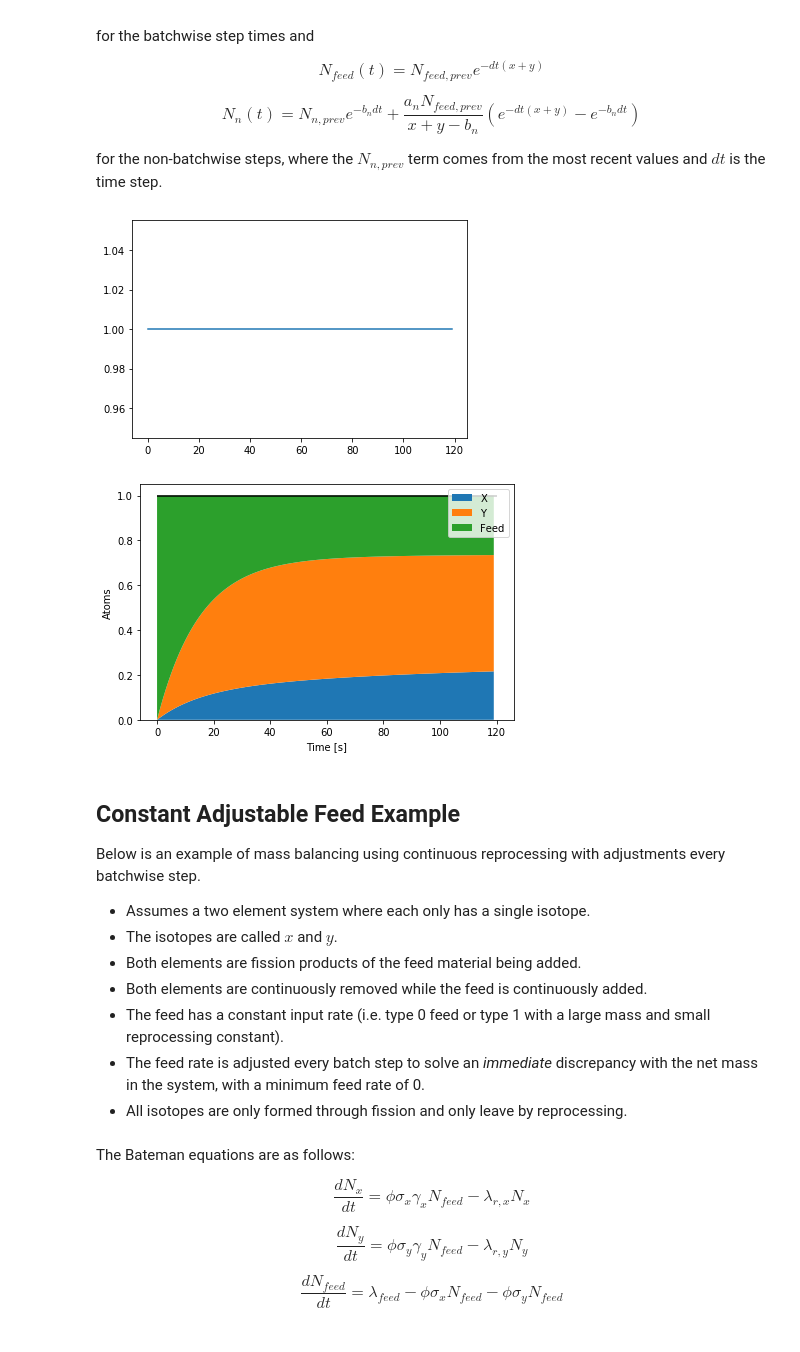
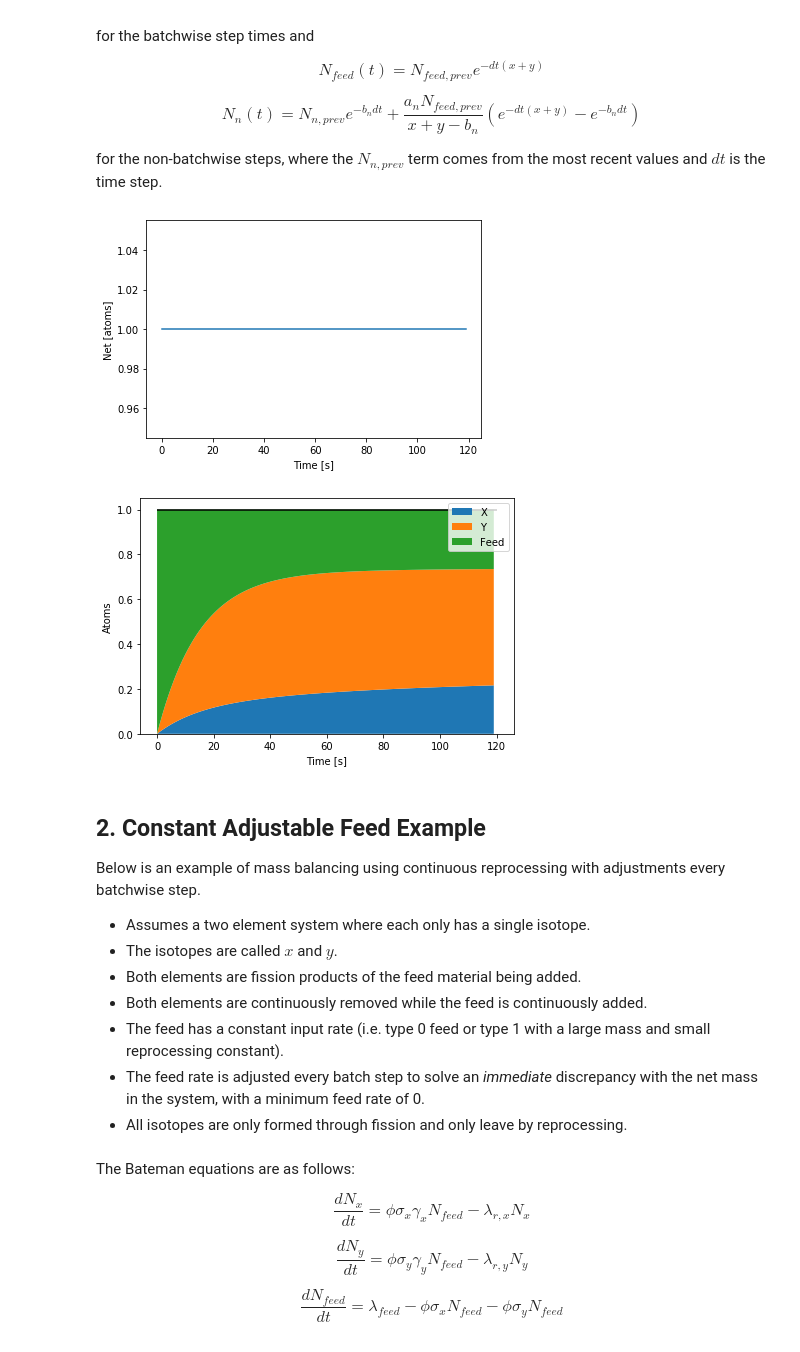
Before and after one commit to arfc/msr-neutronics, a Jupyter notebook: msr-flows/Notes/mass_balance.ipynb, the cells around one changed output. Drawn from its saved outputs; the diff is of its cells as text; code cells hidden in the pictures.

```diff
--- a/msr-flows/Notes/mass_balance.ipynb
+++ b/msr-flows/Notes/mass_balance.ipynb
@@ -306,37 +322,39 @@ for t in ts:
     N_n_0 = y_c
     N_y = N_n_0 * np.exp(-dt * (b)) - a * feed_c_val / (x+y-b) * (np.exp(-dt * (x + y)) - np.exp(-dt * (b)))
     sum_val = N_feed + N_x + N_y
     if t == 0:
         init_mass = sum_val
     elif sum_val <= init_mass and dep_count == depletion_steps - 1:
         N_feed += init_mass - sum_val
         dep_count = 0
     else:
         dep_count += 1
     feed_c_val = N_feed
     x_c = N_x
     y_c = N_y
     X_vals.append(N_x)
     Y_vals.append(N_y)
     feed_vals.append(N_feed)
     sum_val = N_feed + N_x + N_y
     sum_list.append(sum_val)
     t_prev = t
 plt.plot(ts, sum_list)
+plt.xlabel('Time [s]')
+plt.ylabel('Net [atoms]')
 plt.show()
 plt.close()
 plt.stackplot(ts, X_vals, Y_vals, feed_vals, labels = ['X', 'Y', 'Feed'])
 plt.hlines(init_mass, 0, end_time)
 plt.ylabel('Atoms')
 plt.xlabel('Time [s]')
 plt.legend()
 plt.tight_layout()
 plt.show()
 # %% [output]
-[figure, old version]
+[figure, new version]
 [figure]
 # %% [markdown]
-## Constant Adjustable Feed Example
+## 2. Constant Adjustable Feed Example
 
 Below is an example of mass balancing using continuous reprocessing with adjustments every batchwise step.
 
```
Also changed, not shown: parts of 6 cells of this notebook.
